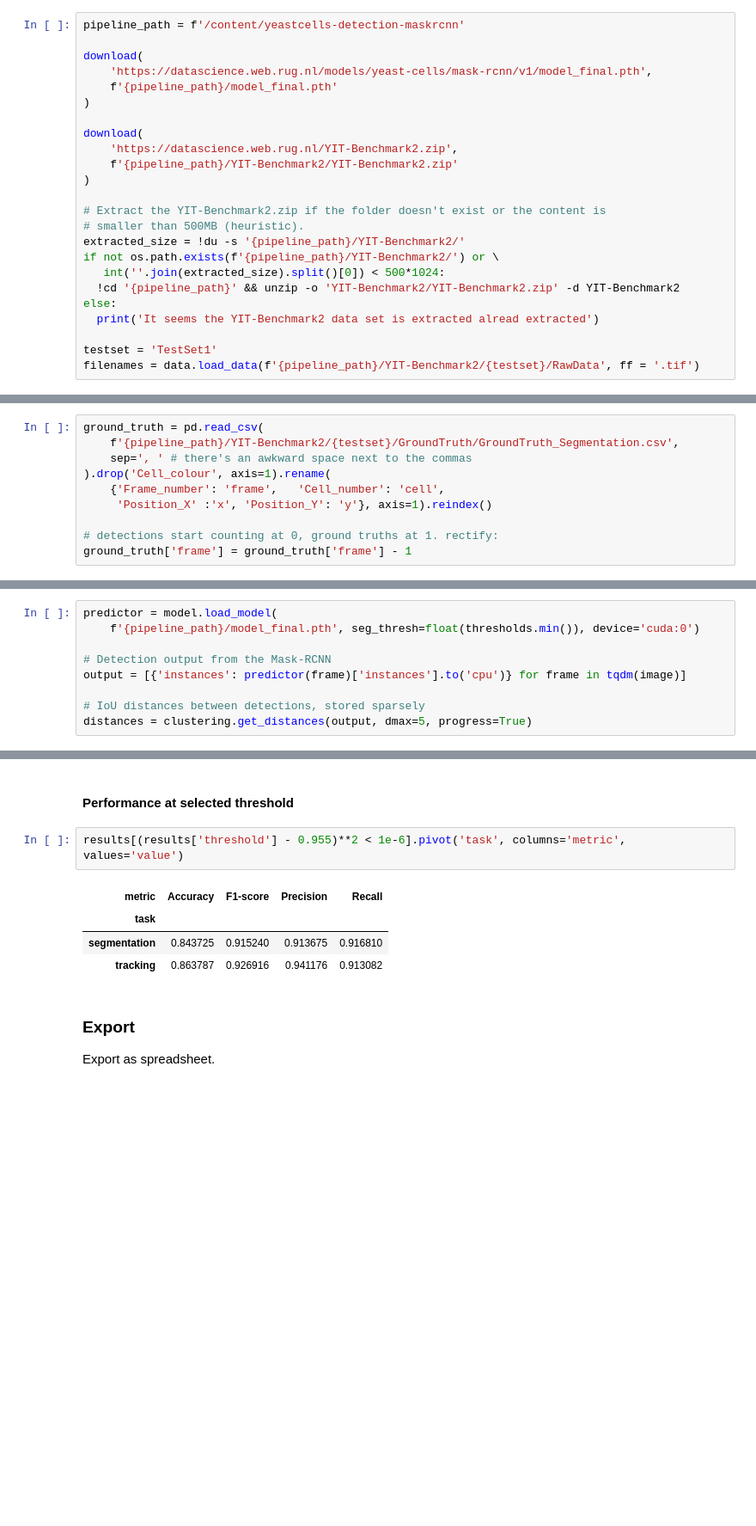
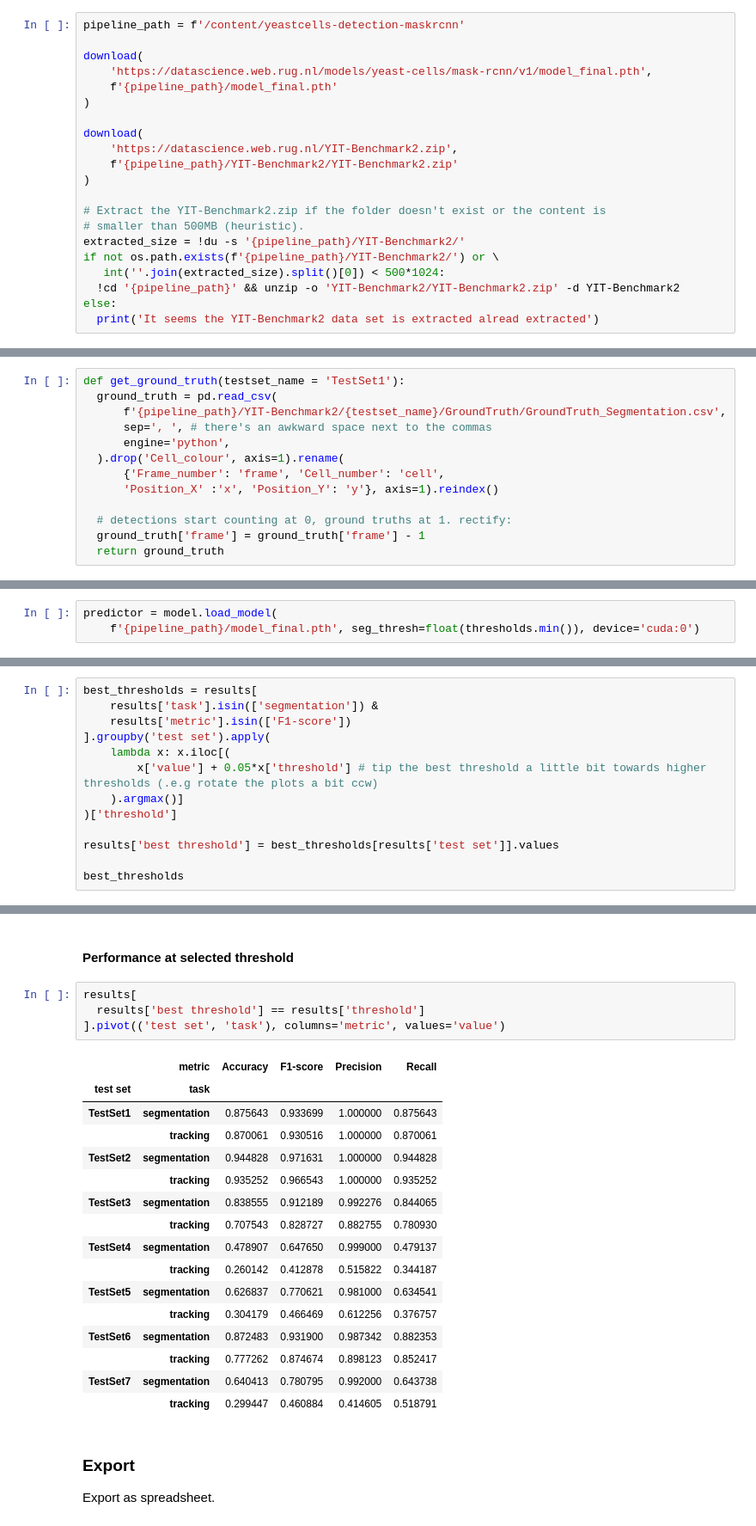
Before and after one commit to ymzayek/yeastcells-detection-maskrcnn, a Jupyter notebook: notebooks/eval_calibration.ipynb, the cells around one changed output, grey strips where cells are left out. Shown at 86% size. Saved outputs shown, nothing was run; the diff lists cells and outputs as text; blank space fills up the shorter version.

```diff
--- a/notebooks/eval_calibration.ipynb
+++ b/notebooks/eval_calibration.ipynb
@@ -78,9 +91,6 @@ if not os.path.exists(f'{pipeline_path}/YIT-Benchmark2/') or \
   !cd '{pipeline_path}' && unzip -o 'YIT-Benchmark2/YIT-Benchmark2.zip' -d YIT-Benchmark2
 else:
   print('It seems the YIT-Benchmark2 data set is extracted alread extracted')
-
-testset = 'TestSet1'
-filenames = data.load_data(f'{pipeline_path}/YIT-Benchmark2/{testset}/RawData', ff = '.tif')
 # %% [output]
 Replace is False and data exists, so doing nothing. Use replace=True to re-download the data.
 Replace is False and data exists, so doing nothing. Use replace=True to re-download the data.
@@ -107,15 +118,18 @@ The ground truth consists of annotations of
  * `cell`: tracks cells over frames, and
  * `x`, `y`: cell position.
 # %%
-ground_truth = pd.read_csv(
-    f'{pipeline_path}/YIT-Benchmark2/{testset}/GroundTruth/GroundTruth_Segmentation.csv',
-    sep=', ' # there's an awkward space next to the commas
-).drop('Cell_colour', axis=1).rename(
-    {'Frame_number': 'frame',	'Cell_number': 'cell',
-     'Position_X' :'x', 'Position_Y': 'y'}, axis=1).reindex()
+def get_ground_truth(testset_name = 'TestSet1'):
+  ground_truth = pd.read_csv(
+      f'{pipeline_path}/YIT-Benchmark2/{testset_name}/GroundTruth/GroundTruth_Segmentation.csv',
+      sep=', ', # there's an awkward space next to the commas
+      engine='python',
+  ).drop('Cell_colour', axis=1).rename(
+      {'Frame_number': 'frame',	'Cell_number': 'cell',
+      'Position_X' :'x', 'Position_Y': 'y'}, axis=1).reindex()
 
-# detections start counting at 0, ground truths at 1. rectify:
-ground_truth['frame'] = ground_truth['frame'] - 1
+  # detections start counting at 0, ground truths at 1. rectify:
+  ground_truth['frame'] = ground_truth['frame'] - 1
+  return ground_truth
 # %% [markdown]
 ## Segmentation theshold optimization
 # %% [markdown]
@@ -127,12 +141,6 @@ This includes all the detections, the IoU distances between pairwise detections
 # %%
 predictor = model.load_model(
     f'{pipeline_path}/model_final.pth', seg_thresh=float(thresholds.min()), device='cuda:0')
-
-# Detection output from the Mask-RCNN
-output = [{'instances': predictor(frame)['instances'].to('cpu')} for frame in tqdm(image)]
-
-# IoU distances between detections, stored sparsely
-distances = clustering.get_distances(output, dmax=5, progress=True)
 # %% [markdown]
 ### Evaluation
 
@@ -185,3 +205,16 @@ results = pd.DataFrame(metrics)
 The performance of segmentation and tracking shown as calibration curves with respect to the threshold
 # %% [markdown]
 #### Calibration curves
+# %%
+best_thresholds = results[
+    results['task'].isin(['segmentation']) &
+    results['metric'].isin(['F1-score'])
+].groupby('test set').apply(
+    lambda x: x.iloc[(
+        x['value'] + 0.05*x['threshold'] # tip the best threshold a little bit towards higher thresholds (.e.g rotate the plots a bit ccw)
+    ).argmax()]
+)['threshold']
+
+results['best threshold'] = best_thresholds[results['test set']].values
+
+best_thresholds
@@ -196,12 +256,26 @@ for (task, task_results), axis in zip(results.groupby('task'), axes):
 # %% [markdown]
 #### Performance at selected threshold
 # %%
-results[(results['threshold'] - 0.955)**2 < 1e-6].pivot('task', columns='metric', values='value')
+results[
+  results['best threshold'] == results['threshold']
+].pivot(('test set', 'task'), columns='metric', values='value')
 # %% [output]
-| metric | Accuracy | F1-score | Precision | Recall |
-| task |  |  |  |  |
-| segmentation | 0.843725 | 0.915240 | 0.913675 | 0.916810 |
-| tracking | 0.863787 | 0.926916 | 0.941176 | 0.913082 |
+|  | metric | Accuracy | F1-score | Precision | Recall |
+| test set | task |  |  |  |  |
+| TestSet1 | segmentation | 0.875643 | 0.933699 | 1.000000 | 0.875643 |
+|  | tracking | 0.870061 | 0.930516 | 1.000000 | 0.870061 |
+| TestSet2 | segmentation | 0.944828 | 0.971631 | 1.000000 | 0.944828 |
+|  | tracking | 0.935252 | 0.966543 | 1.000000 | 0.935252 |
+| TestSet3 | segmentation | 0.838555 | 0.912189 | 0.992276 | 0.844065 |
+|  | tracking | 0.707543 | 0.828727 | 0.882755 | 0.780930 |
+| TestSet4 | segmentation | 0.478907 | 0.647650 | 0.999000 | 0.479137 |
+|  | tracking | 0.260142 | 0.412878 | 0.515822 | 0.344187 |
+| TestSet5 | segmentation | 0.626837 | 0.770621 | 0.981000 | 0.634541 |
+|  | tracking | 0.304179 | 0.466469 | 0.612256 | 0.376757 |
+| TestSet6 | segmentation | 0.872483 | 0.931900 | 0.987342 | 0.882353 |
+|  | tracking | 0.777262 | 0.874674 | 0.898123 | 0.852417 |
+| TestSet7 | segmentation | 0.640413 | 0.780795 | 0.992000 | 0.643738 |
+|  | tracking | 0.299447 | 0.460884 | 0.414605 | 0.518791 |
 # %% [markdown]
 ### Export
 
```
Also changed, not shown: parts of 8 cells of this notebook, 1 other file.
